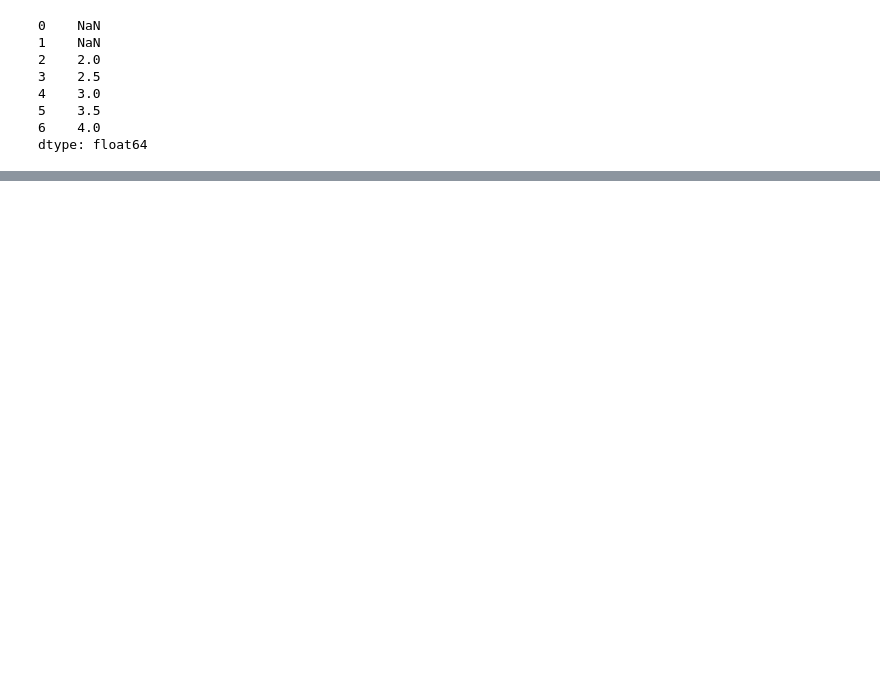
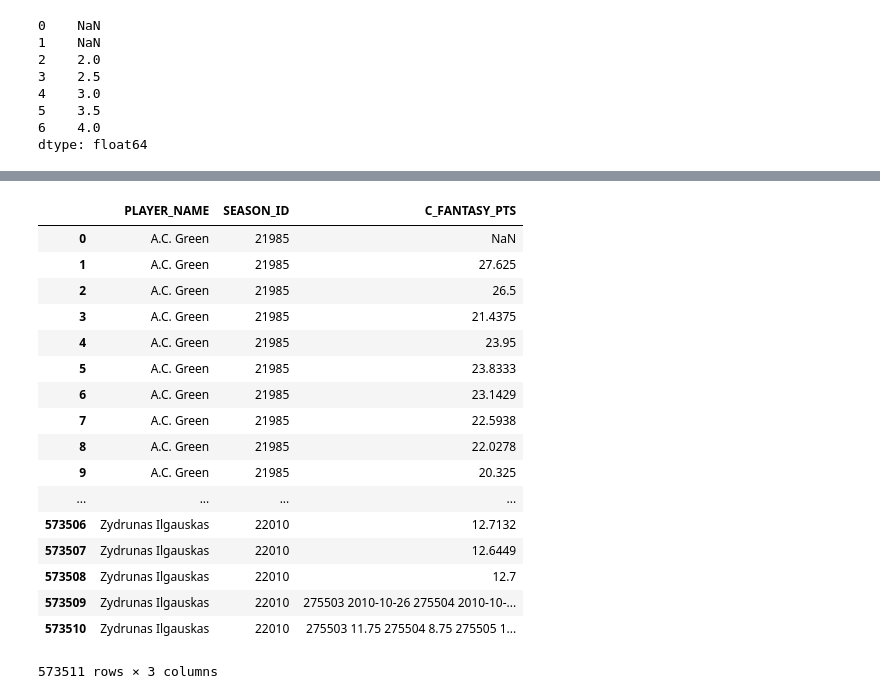
Before and after one commit to diciurcio-d/ShiftEnter, a Jupyter notebook: data_collection_sup.ipynb, the cells around one changed output, grey strips where cells are left out. Saved outputs shown, nothing was run; the diff lists cells and outputs as text; code cells hidden in the pictures; blank space fills up the shorter version.

```diff
--- a/data_collection_sup.ipynb
+++ b/data_collection_sup.ipynb
@@ -304,0 +335,21 @@ dtype: float64
+# %%
+cumsum_df.reset_index().drop('level_2', axis = 1).rename(columns=dict(zip(["FANTASY_PTS"],map(lambda x: 'C_' + x,["FANTASY_PTS"]))))
+# %% [output]
+|  | PLAYER_NAME | SEASON_ID | C_FANTASY_PTS |
+| 0 | A.C. Green | 21985 | NaN |
+| 1 | A.C. Green | 21985 | 27.625 |
+| 2 | A.C. Green | 21985 | 26.5 |
+| 3 | A.C. Green | 21985 | 21.4375 |
+| 4 | A.C. Green | 21985 | 23.95 |
+| 5 | A.C. Green | 21985 | 23.8333 |
+| 6 | A.C. Green | 21985 | 23.1429 |
+| 7 | A.C. Green | 21985 | 22.5938 |
+| 8 | A.C. Green | 21985 | 22.0278 |
+| 9 | A.C. Green | 21985 | 20.325 |
+| ... | ... | ... | ... |
+| 573506 | Zydrunas Ilgauskas | 22010 | 12.7132 |
+| 573507 | Zydrunas Ilgauskas | 22010 | 12.6449 |
+| 573508 | Zydrunas Ilgauskas | 22010 | 12.7 |
+| 573509 | Zydrunas Ilgauskas | 22010 | 275503 2010-10-26 275504 2010-10-... |
+| 573510 | Zydrunas Ilgauskas | 22010 | 275503 11.75 275504 8.75 275505 1... |
+573511 rows × 3 columns
```
Also changed, not shown: parts of 6 cells of this notebook, 1 other file.
